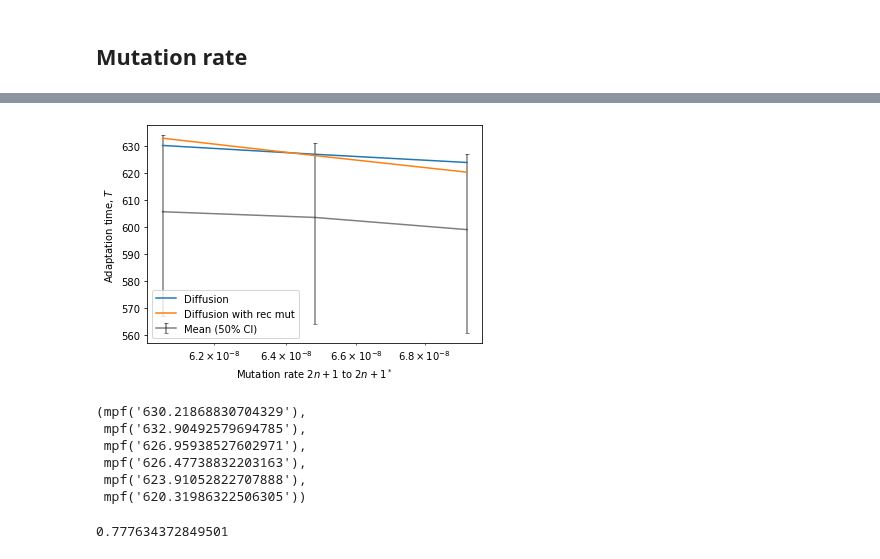
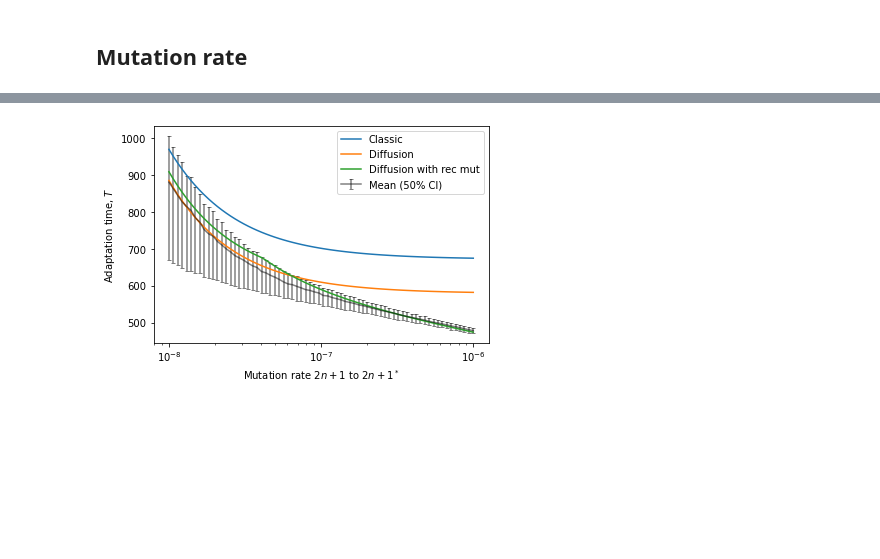
Before and after one commit to yoavram-lab/Heatrisomy, a Jupyter notebook: notebooks_mp/Comparison of the fixation times_no aneuploidy.ipynb, the cells around one changed output, grey strips where cells are left out. Drawn from its saved outputs; the diff is of its cells as text; code cells hidden in the pictures; blank space fills up the shorter version.

```diff
--- a/notebooks_mp/Comparison of the fixation times_no aneuploidy.ipynb
+++ b/notebooks_mp/Comparison of the fixation times_no aneuploidy.ipynb
@@ -242,13 +231,13 @@ def T_rec(N, μ1, μ2, δ, w_euwt, w_anwt, w_anmt, w_eumt, x_0=0, fc=.95):
     p_a = p_euwt_anwt / (p_euwt_eumt + p_euwt_anwt)
 
     # τ_kimura(N, s, x0=None, max_x=1, min_x=0)
-    τ_euwt_eumt = τ_rec_ft(N, μ1, w_euwt, w_eumt, p=np.maximum(x_0,1/N),fc=fc)
+    τ_euwt_eumt = t_rec(N, μ1, w_euwt, w_eumt, p=np.maximum(x_0,1/N),fc=fc)
     # start with one or delta*N individuals
-    τ_euwt_anwt = τ_rec_ft(N, δ, w_euwt, w_anwt, p=np.maximum(δ, 1/N),fc=fc)
+    τ_euwt_anwt = t_rec(N, δ, w_euwt, w_anwt, p=np.maximum(δ, 1/N),fc=fc)
     # no fix of anmt, don't count
     # τ_anwt_anmt = τ_kimura(N, w_anwt, w_anmt, x=1-1/N, y=1/N)
     # no fix of anmt - use w_anwt; # start with one or delta*N individuals
-    τ_anmt_eumt = τ_rec_ft(N, δ, w_anwt, w_eumt, p=np.maximum(δ, 1/N),fc=fc)
+    τ_anmt_eumt = t_rec(N, δ, w_anwt, w_eumt, p=np.maximum(δ, 1/N),fc=fc)
 
     T_m = 1/p_min + τ_euwt_eumt
     T_a = (
@@ -543,33 +442,20 @@ T_r = T_rec(N, μ, μ, 0, w_euwt, w_anwt, w_anmt, w_eumt, fc=.95) #, x_0=35*μ)
 # %%
 mean = np.mean(msim_noaneuμ68_manu, axis=1)
 low = np.percentile(msim_noaneuμ68_manu, 25, axis=1)
 high = np.percentile(msim_noaneuμ68_manu, 75, axis=1)
-plt.errorbar(μ[27:30], mean[27:30], [(mean-low)[27:30], (high-mean)[27:30]], color='k', capsize=2, label='Mean (50% CI)', alpha=.5)
+plt.errorbar(μ, mean, [(mean-low), (high-mean)], color='k', capsize=2, label='Mean (50% CI)', alpha=.5)
 
-#plt.plot(μ, T__, label='Classic')
-plt.plot(μ[27:30], T_[27:30], label='Diffusion')
-plt.plot(μ[27:30], T_r[27:30], label='Diffusion with rec mut')
+plt.plot(μ, T__, label='Classic')
+plt.plot(μ, T_, label='Diffusion')
+plt.plot(μ, T_r, label='Diffusion with rec mut')
 
 plt.xscale('log')
 #plt.yscale('log')
 #plt.xlim([1e-8,1e-7])
 #plt.ylim([530,1000])
 plt.xlabel("Mutation rate $2n+1$ to $2n+1^*$")
 plt.ylabel('Adaptation time, $T$')
 plt.legend()
 plt.savefig('Diffusion with mutation_mu.pdf');
 # %% [output]
-[figure, old version]
+[figure, new version]
-# %%
-T_[27], T_r[27],  T_[28], T_r[28],  T_[29], T_r[29]
-# %% [output]
-(mpf('630.21868830704329'),
- mpf('632.90492579694785'),
- mpf('626.95938527602971'),
- mpf('626.47738832203163'),
- mpf('623.91052822707888'),
- mpf('620.31986322506305'))
-# %%
-(2*N*μ)[28]
-# %% [output]
-0.777634372849501
```
Also changed, not shown: parts of 31 cells of this notebook, 5 other files.
